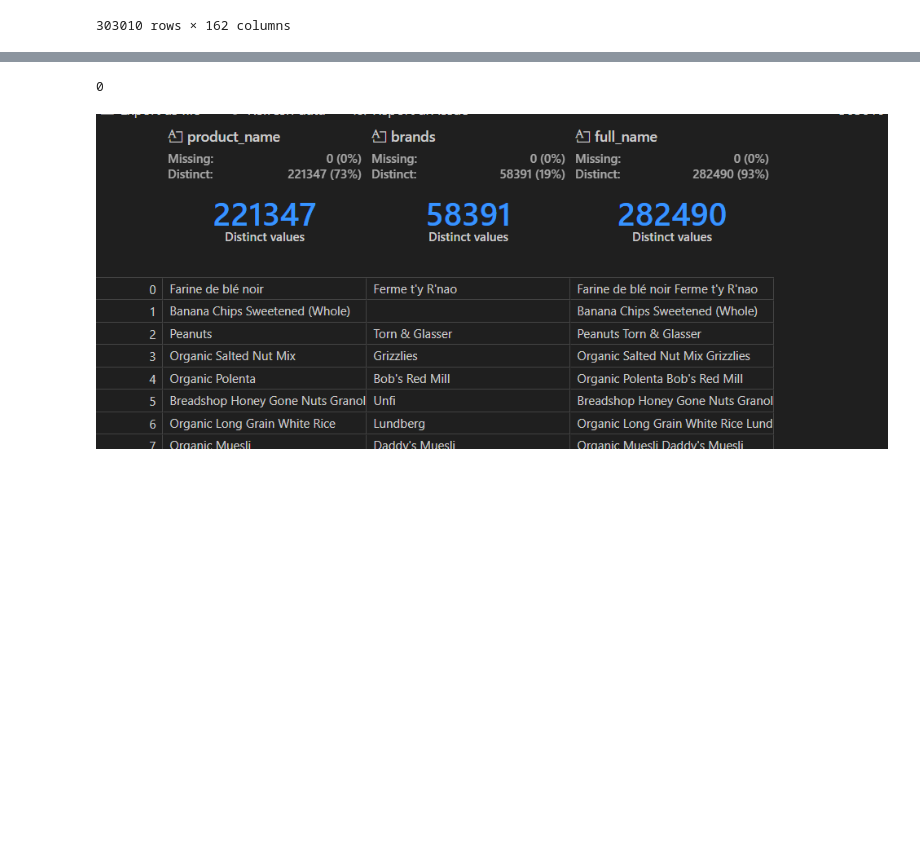
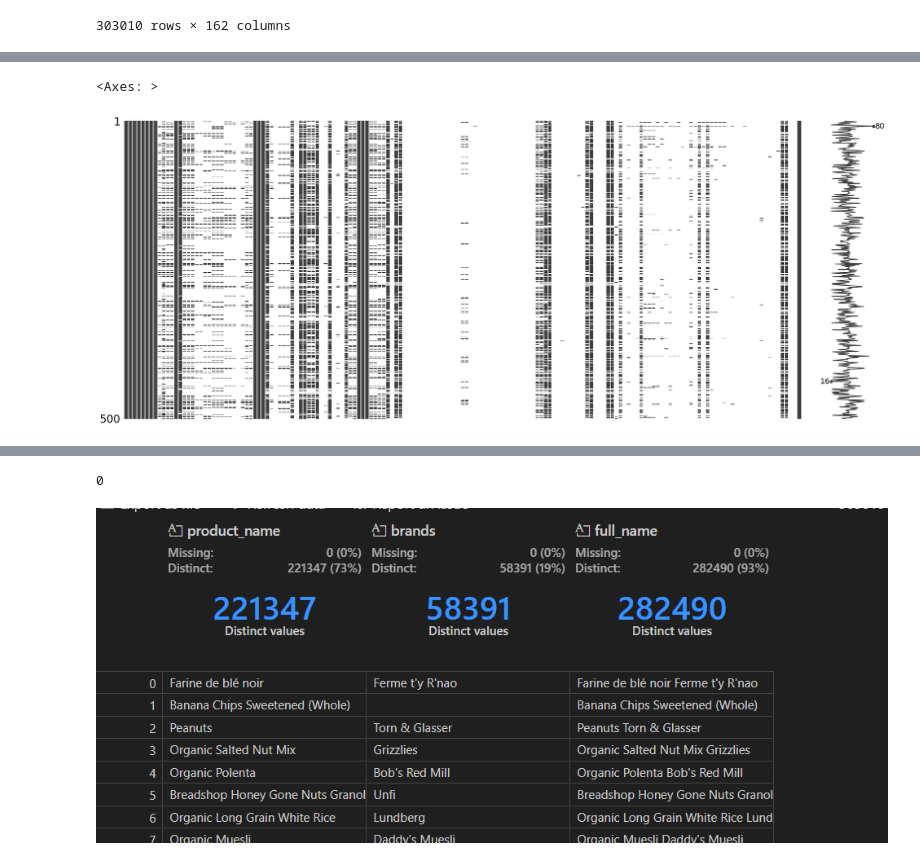
Before and after one commit to Solenhya/IAFood-P4-DevIA-G1, a Jupyter notebook: Améliorer la santé par l'IA - Analyse des données Open Food Facts.ipynb, the cells around one changed output, grey strips where cells are left out. Drawn from its saved outputs; the diff is of its cells as text; code cells hidden in the pictures; blank space fills up the shorter version.

```diff
--- a/Améliorer la santé par l'IA - Analyse des données Open Food Facts.ipynb
+++ b/Améliorer la santé par l'IA - Analyse des données Open Food Facts.ipynb
@@ -164,7 +163,16 @@ dfTest
 | 320770 | 9980282863788 | http://world-fr.openfoodfacts.org... | openfoodfacts-contributors | 1492340089 | 2017-04-16T10:54:49Z | 1492340089 | 2017-04-16T10:54:49Z | ... |
 | 320771 | 999990026839 | http://world-fr.openfoodfacts.org... | usda-ndb-import | 1489072709 | 2017-03-09T15:18:29Z | 1491244499 | 2017-04-03T18:34:59Z | ... |
 303010 rows × 162 columns
-# %%
-#Question de preprocessing general
-#Gerer les doublon
-df = df.drop_duplicates()
+# %%
+#Question de preprocessing general
+
+#Gerer les doublon
+dfClean = df.copy()
+
+#Creation d'un full name qui devrais identifier uniquement les produits
+dfVide = df[df["product_name"]==""]
+print(dfVide) #Il n'y en as pas
+dfClean.dropna(subset="product_name",inplace=True)
+dfClean["brands"].fillna("",inplace=True)
+df["full_name"]=dfClean["product_name"]+" "+dfClean["brands"]
+dfClean.drop_duplicates(subset="full_name",inplace=True)
@@ -170,0 +191,5 @@ df = df.drop_duplicates()
+# %%
+msno.matrix(dfClean.sample(500))
+# %% [output]
+<Axes: >
+[figure, added]
```
Also changed, not shown: parts of 20 cells of this notebook, 1 other file.
